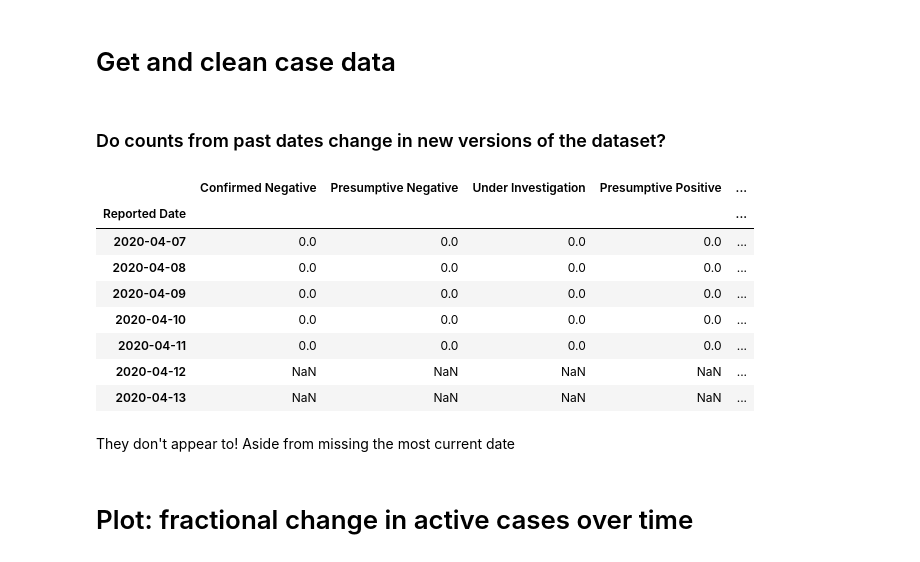
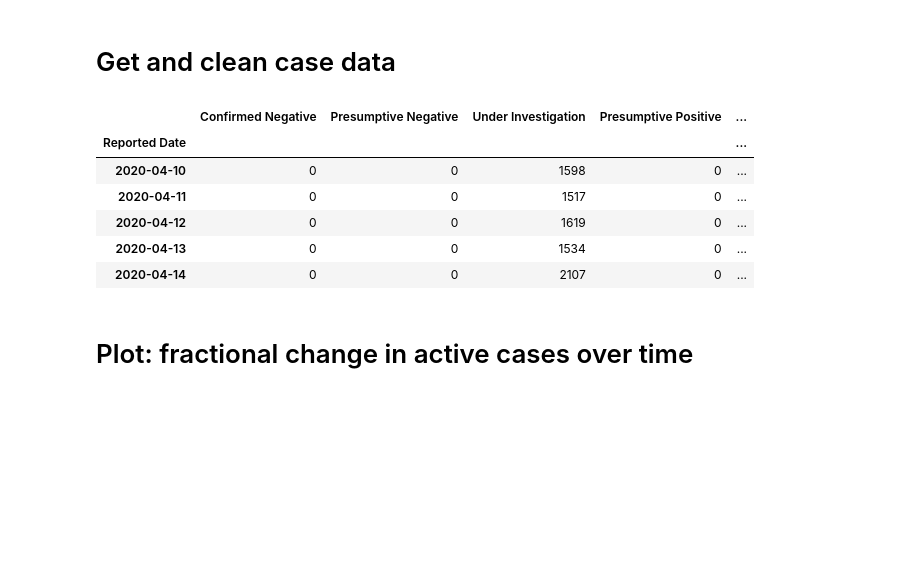
Before and after one commit to rlwelch/covid-ontario, a Jupyter notebook: covid_ontario/covid_ontario_investigation.ipynb, the cells around one changed output. Cells and saved outputs as stored; diff of their text form; code cells hidden in the pictures; blank space fills up the shorter version.

```diff
--- a/covid_ontario/covid_ontario_investigation.ipynb
+++ b/covid_ontario/covid_ontario_investigation.ipynb
@@ -108,5 +127,3 @@ filename_test_data = fetch_test_data(url_test_data)
 test_data = load_test_data(filename_test_data)
 # Clean the case data and return a DataFrame
 tests = clean_test_data(test_data)
-# %% [markdown]
-### Do counts from past dates change in new versions of the dataset?
@@ -119,17 +130,12 @@ tests_past = clean_test_data(tests_past)
-# %%
-tests_diff = tests_today - tests_past
-tests_diff.tail(7)
-# %% [output]
-|  | Confirmed Negative | Presumptive Negative | Under Investigation | Presumptive Positive | ... |
-| Reported Date |  |  |  |  | ... |
-| 2020-04-07 | 0.0 | 0.0 | 0.0 | 0.0 | ... |
-| 2020-04-08 | 0.0 | 0.0 | 0.0 | 0.0 | ... |
-| 2020-04-09 | 0.0 | 0.0 | 0.0 | 0.0 | ... |
-| 2020-04-10 | 0.0 | 0.0 | 0.0 | 0.0 | ... |
-| 2020-04-11 | 0.0 | 0.0 | 0.0 | 0.0 | ... |
-| 2020-04-12 | NaN | NaN | NaN | NaN | ... |
-| 2020-04-13 | NaN | NaN | NaN | NaN | ... |
-# %% [markdown]
-They don't appear to! Aside from missing the most current date
+# %%
+tests.tail()
+# %% [output]
+|  | Confirmed Negative | Presumptive Negative | Under Investigation | Presumptive Positive | ... |
+| Reported Date |  |  |  |  | ... |
+| 2020-04-10 | 0 | 0 | 1598 | 0 | ... |
+| 2020-04-11 | 0 | 0 | 1517 | 0 | ... |
+| 2020-04-12 | 0 | 0 | 1619 | 0 | ... |
+| 2020-04-13 | 0 | 0 | 1534 | 0 | ... |
+| 2020-04-14 | 0 | 0 | 2107 | 0 | ... |
 # %% [markdown]
 # Plot: fractional change in active cases over time
```
Also changed, not shown: parts of 9 cells of this notebook.
